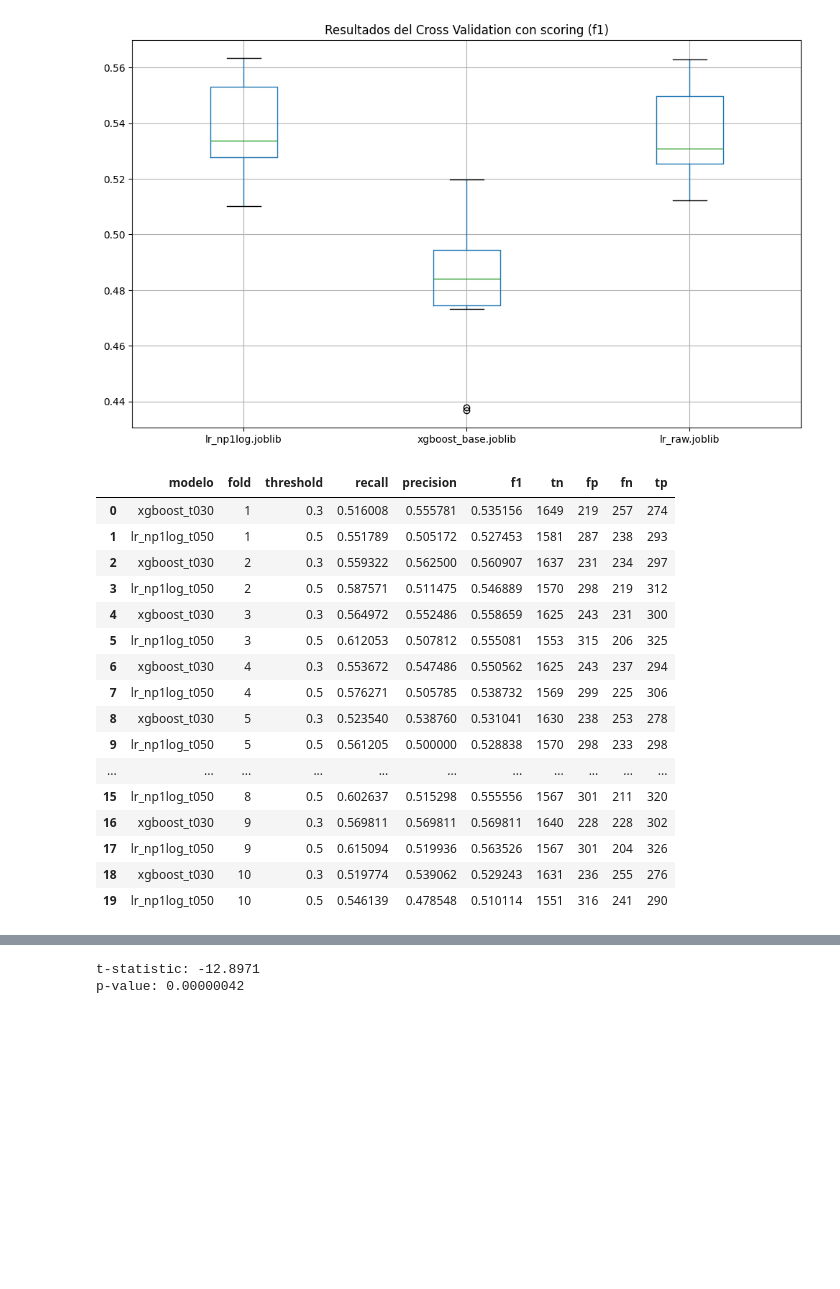
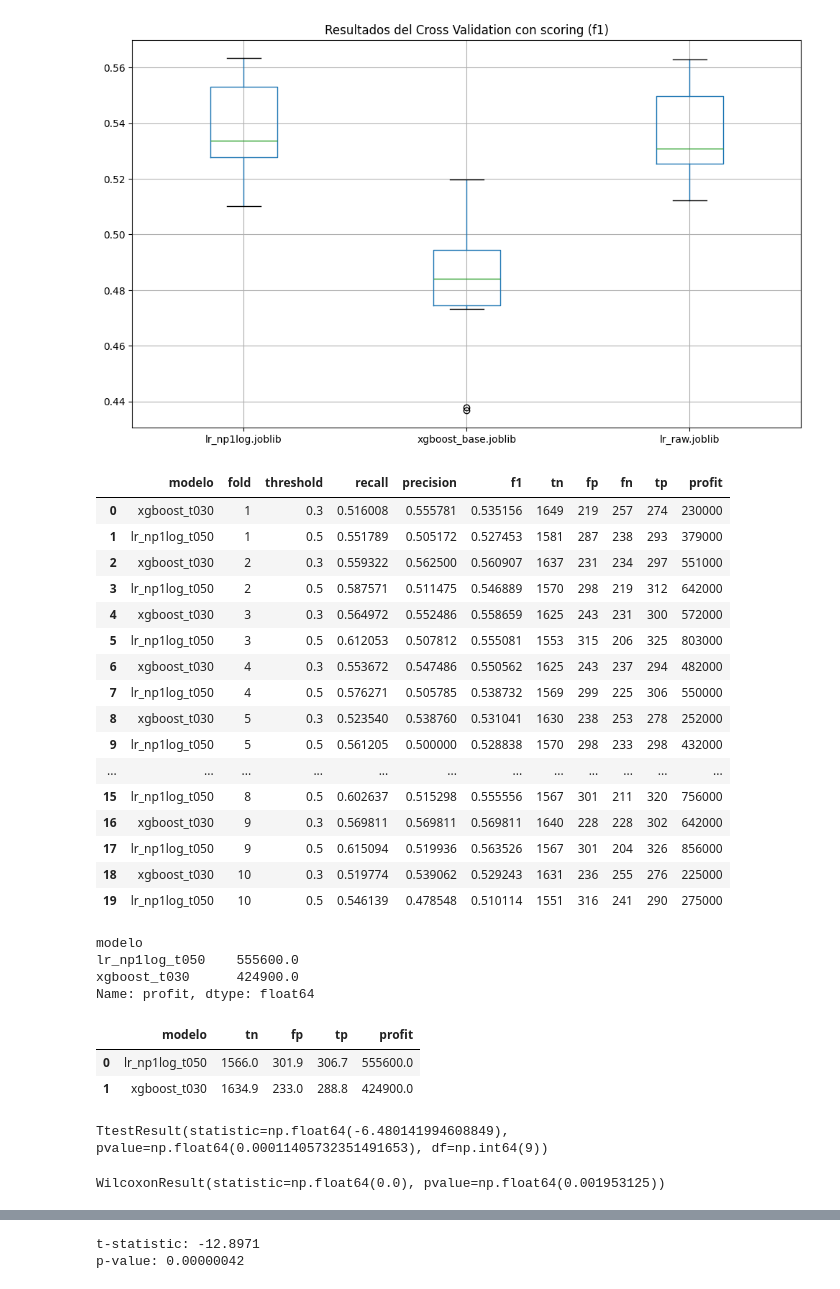
Before and after one commit to Groltjor/DCCCML, a Jupyter notebook: Notebooks/04_model_evaluation.ipynb, the cells around one changed output, grey strips where cells are left out. Saved outputs shown, nothing was run; the diff lists cells and outputs as text; code cells hidden in the pictures; blank space fills up the shorter version.

```diff
--- a/Notebooks/04_model_evaluation.ipynb
+++ b/Notebooks/04_model_evaluation.ipynb
@@ -423,22 +422,48 @@ for fold_id, (train_idx, val_idx) in enumerate(cv.split(X_train, y_train), start
 
 df_fold = pd.DataFrame(resultados_fold)
 # %%
+beneficio_tp = 5000
+beneficio_tn = 1000
+costo_fp = 1000
+costo_fn = 10000
+
+df_fold['profit'] = (
+    df_fold['tp'] * beneficio_tp +
+    df_fold['tn'] * beneficio_tn -
+    df_fold['fp'] * costo_fp -
+    df_fold['fn'] * costo_fn
+)
+
 df_fold
 # %% [output]
-|  | modelo | fold | threshold | recall | precision | f1 | tn | fp | fn | tp |
-| 0 | xgboost_t030 | 1 | 0.3 | 0.516008 | 0.555781 | 0.535156 | 1649 | 219 | 257 | 274 |
-| 1 | lr_np1log_t050 | 1 | 0.5 | 0.551789 | 0.505172 | 0.527453 | 1581 | 287 | 238 | 293 |
-| 2 | xgboost_t030 | 2 | 0.3 | 0.559322 | 0.562500 | 0.560907 | 1637 | 231 | 234 | 297 |
-| 3 | lr_np1log_t050 | 2 | 0.5 | 0.587571 | 0.511475 | 0.546889 | 1570 | 298 | 219 | 312 |
-| 4 | xgboost_t030 | 3 | 0.3 | 0.564972 | 0.552486 | 0.558659 | 1625 | 243 | 231 | 300 |
-| 5 | lr_np1log_t050 | 3 | 0.5 | 0.612053 | 0.507812 | 0.555081 | 1553 | 315 | 206 | 325 |
-| 6 | xgboost_t030 | 4 | 0.3 | 0.553672 | 0.547486 | 0.550562 | 1625 | 243 | 237 | 294 |
-| 7 | lr_np1log_t050 | 4 | 0.5 | 0.576271 | 0.505785 | 0.538732 | 1569 | 299 | 225 | 306 |
-| 8 | xgboost_t030 | 5 | 0.3 | 0.523540 | 0.538760 | 0.531041 | 1630 | 238 | 253 | 278 |
-| 9 | lr_np1log_t050 | 5 | 0.5 | 0.561205 | 0.500000 | 0.528838 | 1570 | 298 | 233 | 298 |
-| ... | ... | ... | ... | ... | ... | ... | ... | ... | ... | ... |
-| 15 | lr_np1log_t050 | 8 | 0.5 | 0.602637 | 0.515298 | 0.555556 | 1567 | 301 | 211 | 320 |
-| 16 | xgboost_t030 | 9 | 0.3 | 0.569811 | 0.569811 | 0.569811 | 1640 | 228 | 228 | 302 |
-| 17 | lr_np1log_t050 | 9 | 0.5 | 0.615094 | 0.519936 | 0.563526 | 1567 | 301 | 204 | 326 |
-| 18 | xgboost_t030 | 10 | 0.3 | 0.519774 | 0.539062 | 0.529243 | 1631 | 236 | 255 | 276 |
-| 19 | lr_np1log_t050 | 10 | 0.5 | 0.546139 | 0.478548 | 0.510114 | 1551 | 316 | 241 | 290 |
+|  | modelo | fold | threshold | recall | precision | f1 | tn | fp | fn | tp | profit |
+| 0 | xgboost_t030 | 1 | 0.3 | 0.516008 | 0.555781 | 0.535156 | 1649 | 219 | 257 | 274 | 230000 |
+| 1 | lr_np1log_t050 | 1 | 0.5 | 0.551789 | 0.505172 | 0.527453 | 1581 | 287 | 238 | 293 | 379000 |
+| 2 | xgboost_t030 | 2 | 0.3 | 0.559322 | 0.562500 | 0.560907 | 1637 | 231 | 234 | 297 | 551000 |
+| 3 | lr_np1log_t050 | 2 | 0.5 | 0.587571 | 0.511475 | 0.546889 | 1570 | 298 | 219 | 312 | 642000 |
+| 4 | xgboost_t030 | 3 | 0.3 | 0.564972 | 0.552486 | 0.558659 | 1625 | 243 | 231 | 300 | 572000 |
+| 5 | lr_np1log_t050 | 3 | 0.5 | 0.612053 | 0.507812 | 0.555081 | 1553 | 315 | 206 | 325 | 803000 |
+| 6 | xgboost_t030 | 4 | 0.3 | 0.553672 | 0.547486 | 0.550562 | 1625 | 243 | 237 | 294 | 482000 |
+| 7 | lr_np1log_t050 | 4 | 0.5 | 0.576271 | 0.505785 | 0.538732 | 1569 | 299 | 225 | 306 | 550000 |
+| 8 | xgboost_t030 | 5 | 0.3 | 0.523540 | 0.538760 | 0.531041 | 1630 | 238 | 253 | 278 | 252000 |
+| 9 | lr_np1log_t050 | 5 | 0.5 | 0.561205 | 0.500000 | 0.528838 | 1570 | 298 | 233 | 298 | 432000 |
+| ... | ... | ... | ... | ... | ... | ... | ... | ... | ... | ... | ... |
+| 15 | lr_np1log_t050 | 8 | 0.5 | 0.602637 | 0.515298 | 0.555556 | 1567 | 301 | 211 | 320 | 756000 |
+| 16 | xgboost_t030 | 9 | 0.3 | 0.569811 | 0.569811 | 0.569811 | 1640 | 228 | 228 | 302 | 642000 |
+| 17 | lr_np1log_t050 | 9 | 0.5 | 0.615094 | 0.519936 | 0.563526 | 1567 | 301 | 204 | 326 | 856000 |
+| 18 | xgboost_t030 | 10 | 0.3 | 0.519774 | 0.539062 | 0.529243 | 1631 | 236 | 255 | 276 | 225000 |
+| 19 | lr_np1log_t050 | 10 | 0.5 | 0.546139 | 0.478548 | 0.510114 | 1551 | 316 | 241 | 290 | 275000 |
+# %%
+df_fold.groupby('modelo')['profit'].mean()
+# %% [output]
+modelo
+lr_np1log_t050    555600.0
+xgboost_t030      424900.0
+Name: profit, dtype: float64
+# %%
+profit_view = df_fold.groupby('modelo')[['tn', 'fp', 'tp', 'profit']].mean().reset_index()
+profit_view
+# %% [output]
+|  | modelo | tn | fp | tp | profit |
+| 0 | lr_np1log_t050 | 1566.0 | 301.9 | 306.7 | 555600.0 |
+| 1 | xgboost_t030 | 1634.9 | 233.0 | 288.8 | 424900.0 |
@@ -444,0 +482,8 @@ df_fold
+# %%
+ttest_rel(xgb_profit, lr_np1log_profit)
+# %% [output]
+TtestResult(statistic=np.float64(-6.480141994608849), pvalue=np.float64(0.00011405732351491653), df=np.int64(9))
+# %%
+wilcoxon(xgb_profit, lr_np1log_profit)
+# %% [output]
+WilcoxonResult(statistic=np.float64(0.0), pvalue=np.float64(0.001953125))
```
Also changed, not shown: parts of 4 cells of this notebook, 1 other file.
